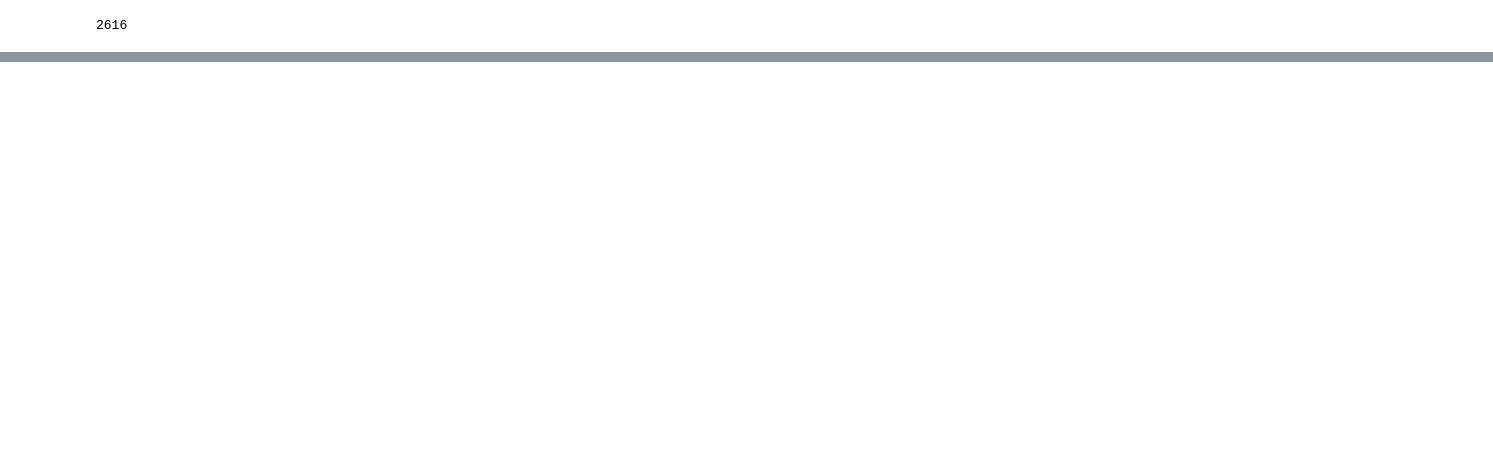
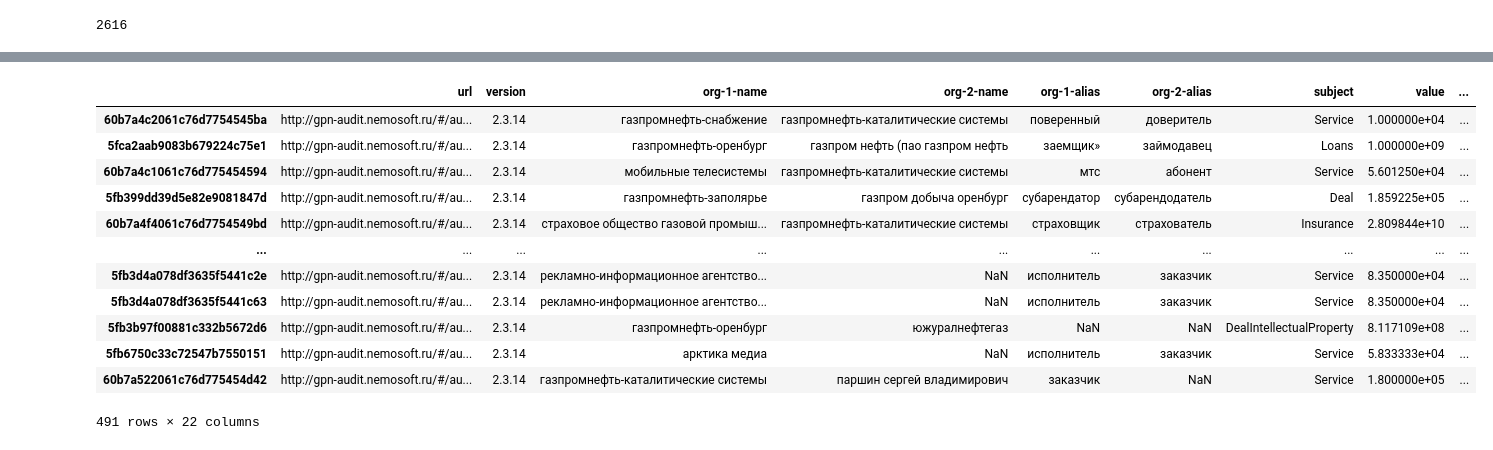
Before and after one commit to LitJane/analyser, a Jupyter notebook: trainsets/export_trainset.ipynb, the cells around one changed output, grey strips where cells are left out. Drawn from its saved outputs; the diff is of its cells as text; code cells hidden in the pictures; blank space fills up the shorter version.

```diff
--- a/trainsets/export_trainset.ipynb
+++ b/trainsets/export_trainset.ipynb
@@ -529,0 +596,16 @@ dups_s.head(40)
+# %%
+dups_s[dups_s['unseen']]
+# %% [output]
+|  | url | version | org-1-name | org-2-name | org-1-alias | org-2-alias | subject | value | ... |
+| 60b7a4c2061c76d7754545ba | http://gpn-audit.nemosoft.ru/#/au... | 2.3.14 | газпромнефть-снабжение | газпромнефть-каталитические системы | поверенный | доверитель | Service | 1.000000e+04 | ... |
+| 5fca2aab9083b679224c75e1 | http://gpn-audit.nemosoft.ru/#/au... | 2.3.14 | газпромнефть-оренбург | газпром нефть (пао газпром нефть | заемщик» | займодавец | Loans | 1.000000e+09 | ... |
+| 60b7a4c1061c76d775454594 | http://gpn-audit.nemosoft.ru/#/au... | 2.3.14 | мобильные телесистемы | газпромнефть-каталитические системы | мтс | абонент | Service | 5.601250e+04 | ... |
+| 5fb399dd39d5e82e9081847d | http://gpn-audit.nemosoft.ru/#/au... | 2.3.14 | газпромнефть-заполярье | газпром добыча оренбург | субарендатор | субарендодатель | Deal | 1.859225e+05 | ... |
+| 60b7a4f4061c76d7754549bd | http://gpn-audit.nemosoft.ru/#/au... | 2.3.14 | страховое общество газовой промыш... | газпромнефть-каталитические системы | страховщик | страхователь | Insurance | 2.809844e+10 | ... |
+| ... | ... | ... | ... | ... | ... | ... | ... | ... | ... |
+| 5fb3d4a078df3635f5441c2e | http://gpn-audit.nemosoft.ru/#/au... | 2.3.14 | рекламно-информационное агентство... | NaN | исполнитель | заказчик | Service | 8.350000e+04 | ... |
+| 5fb3d4a078df3635f5441c63 | http://gpn-audit.nemosoft.ru/#/au... | 2.3.14 | рекламно-информационное агентство... | NaN | исполнитель | заказчик | Service | 8.350000e+04 | ... |
+| 5fb3b97f00881c332b5672d6 | http://gpn-audit.nemosoft.ru/#/au... | 2.3.14 | газпромнефть-оренбург | южуралнефтегаз | NaN | NaN | DealIntellectualProperty | 8.117109e+08 | ... |
+| 5fb6750c33c72547b7550151 | http://gpn-audit.nemosoft.ru/#/au... | 2.3.14 | арктика медиа | NaN | исполнитель | заказчик | Service | 5.833333e+04 | ... |
+| 60b7a522061c76d775454d42 | http://gpn-audit.nemosoft.ru/#/au... | 2.3.14 | газпромнефть-каталитические системы | паршин сергей владимирович | заказчик | NaN | Service | 1.800000e+05 | ... |
+491 rows × 22 columns
```
Also changed, not shown: parts of 21 cells of this notebook, 3 other files.
